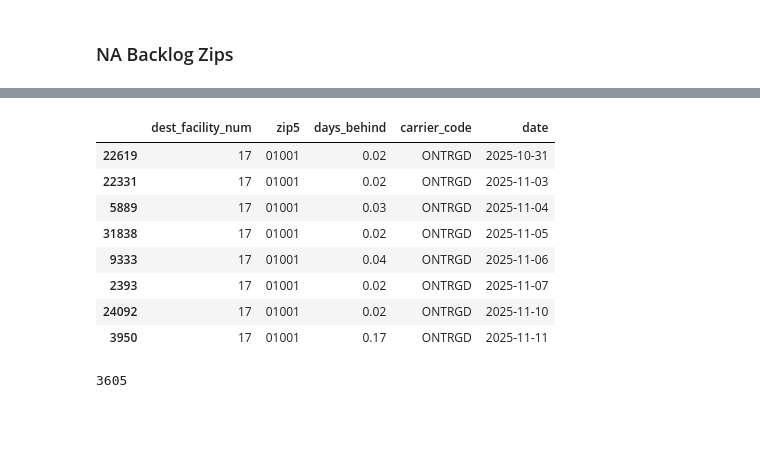
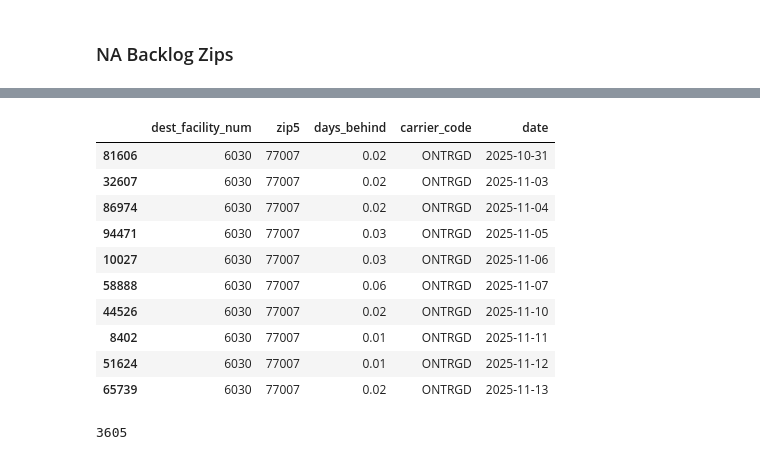
Before and after one commit to ogunes-chwy/zipcar, a Jupyter notebook: debug_recommendations.ipynb, the cells around one changed output, grey strips where cells are left out. Saved outputs shown, nothing was run; the diff lists cells and outputs as text; code cells hidden in the pictures; blank space fills up the shorter version.

```diff
--- a/debug_recommendations.ipynb
+++ b/debug_recommendations.ipynb
@@ -308,7 +275,7 @@ dea.loc[dea['zip5'] == '07444']
 backlog_df = read_helper(
         './data/execution_data/backlog',
         start_date='2025-10-31',
-        end_date='2025-11-12',
+        end_date='2025-11-13',
         date_col_name='date'
         )
 backlog_df.head(2)
@@ -356,15 +323,17 @@ df_m.loc[df_m['FDXHD_days_behind'] == 'None'].head()
 # %%
-backlog_df.loc[backlog_df['zip5'] == '01001']
+backlog_df.loc[backlog_df['zip5'] == '77007']
 # %% [output]
 |  | dest_facility_num | zip5 | days_behind | carrier_code | date |
-| 22619 | 17 | 01001 | 0.02 | ONTRGD | 2025-10-31 |
-| 22331 | 17 | 01001 | 0.02 | ONTRGD | 2025-11-03 |
-| 5889 | 17 | 01001 | 0.03 | ONTRGD | 2025-11-04 |
-| 31838 | 17 | 01001 | 0.02 | ONTRGD | 2025-11-05 |
-| 9333 | 17 | 01001 | 0.04 | ONTRGD | 2025-11-06 |
-| 2393 | 17 | 01001 | 0.02 | ONTRGD | 2025-11-07 |
-| 24092 | 17 | 01001 | 0.02 | ONTRGD | 2025-11-10 |
-| 3950 | 17 | 01001 | 0.17 | ONTRGD | 2025-11-11 |
+| 81606 | 6030 | 77007 | 0.02 | ONTRGD | 2025-10-31 |
+| 32607 | 6030 | 77007 | 0.02 | ONTRGD | 2025-11-03 |
+| 86974 | 6030 | 77007 | 0.02 | ONTRGD | 2025-11-04 |
+| 94471 | 6030 | 77007 | 0.03 | ONTRGD | 2025-11-05 |
+| 10027 | 6030 | 77007 | 0.03 | ONTRGD | 2025-11-06 |
+| 58888 | 6030 | 77007 | 0.06 | ONTRGD | 2025-11-07 |
+| 44526 | 6030 | 77007 | 0.02 | ONTRGD | 2025-11-10 |
+| 8402 | 6030 | 77007 | 0.01 | ONTRGD | 2025-11-11 |
+| 51624 | 6030 | 77007 | 0.01 | ONTRGD | 2025-11-12 |
+| 65739 | 6030 | 77007 | 0.02 | ONTRGD | 2025-11-13 |
 # %%
 df_m.loc[df_m['ONTRGD_days_behind'] != 'None']['zip5'].nunique()
 # %% [output]
```
Also changed, not shown: parts of 17 cells of this notebook, 1 other file.
